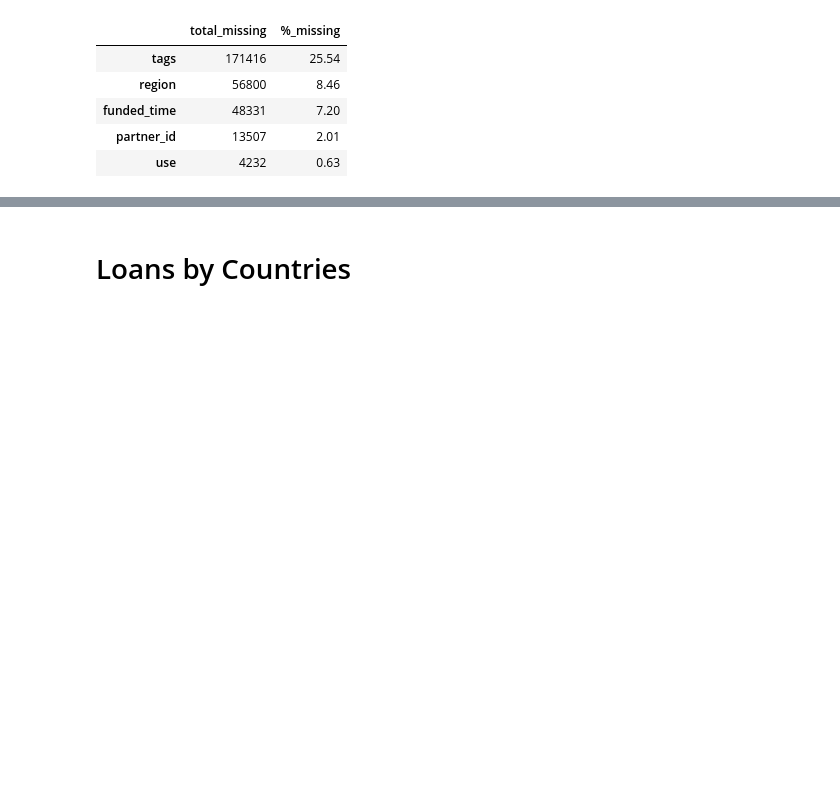
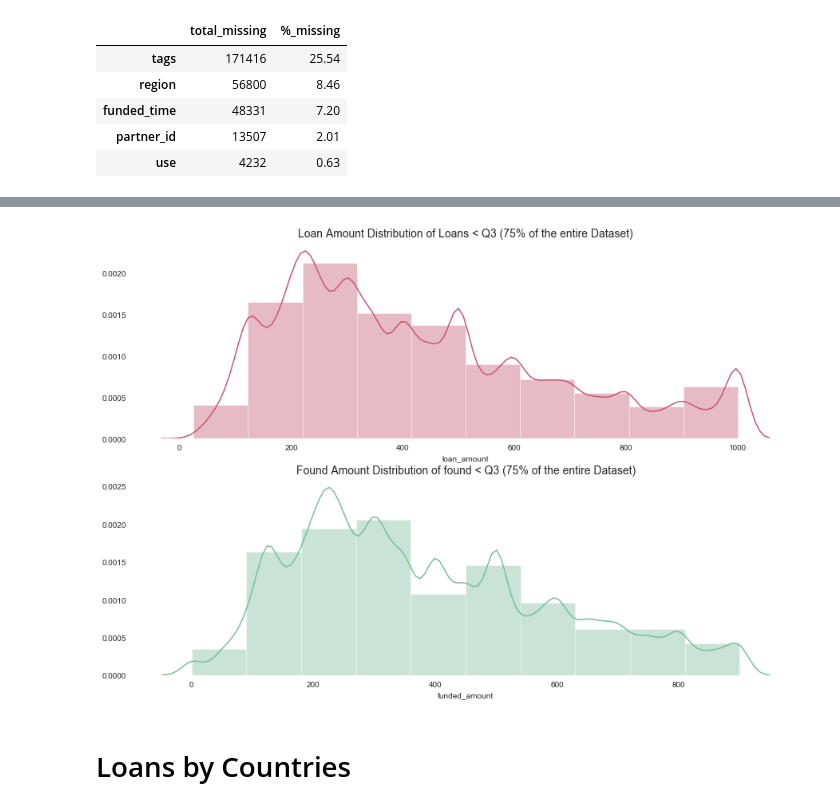
Before and after one commit to JakubPluta/EDA-ML, a Jupyter notebook: Kiva Crowdfunding EDA.ipynb, the cells around one changed output, grey strips where cells are left out. Cells and saved outputs as stored; diff of their text form; code cells hidden in the pictures; blank space fills up the shorter version.

```diff
--- a/Kiva Crowdfunding EDA.ipynb
+++ b/Kiva Crowdfunding EDA.ipynb
@@ -55,3 +79,14 @@ kiva.sample(1)
+# %%
+f,ax = plt.subplots(2,1,figsize=(15,10))
+a0 = sns.distplot(kiva[kiva['loan_amount']<=1000.00]['loan_amount'],
+         color = '#c55572',bins=10,ax=ax[0])
+a0.set_title('Loan Amount Distribution of Loans < Q3 (75% of the entire Dataset)',fontsize=14);
+sns.despine(top=True, right=True, left=True, bottom=True, offset=None, trim=False)
+a1 = sns.distplot(kiva[kiva['funded_amount']<=900.00]['funded_amount'],
+         color = '#79BD9A',bins=10,ax=ax[1])
+a1.set_title('Found Amount Distribution of found < Q3 (75% of the entire Dataset)',fontsize=14);
+# %% [output]
+[figure, added]
 # %% [markdown]
 # Loans by Countries
 # %%
```
Also changed, not shown: parts of 5 cells of this notebook.
